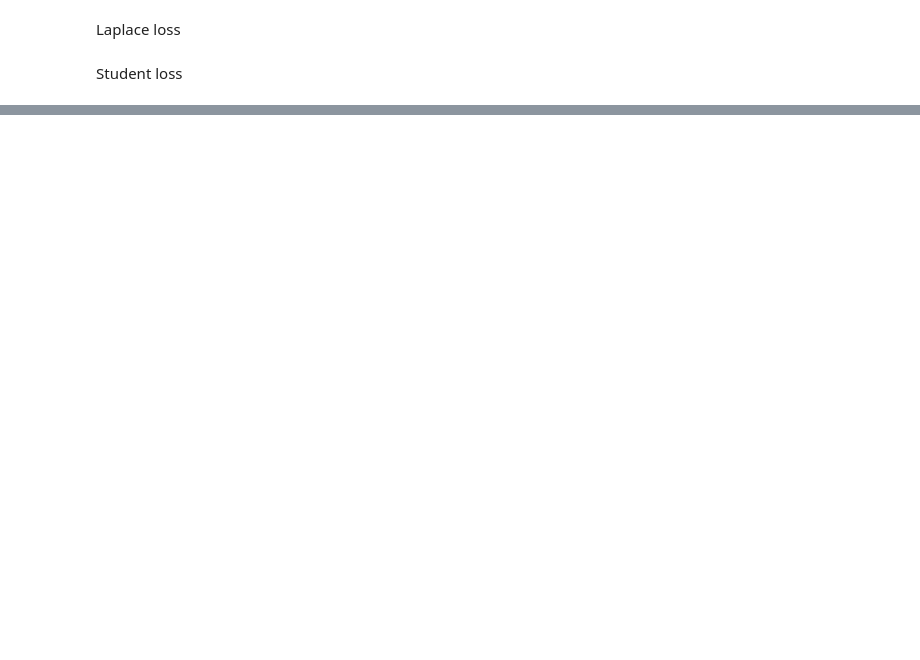
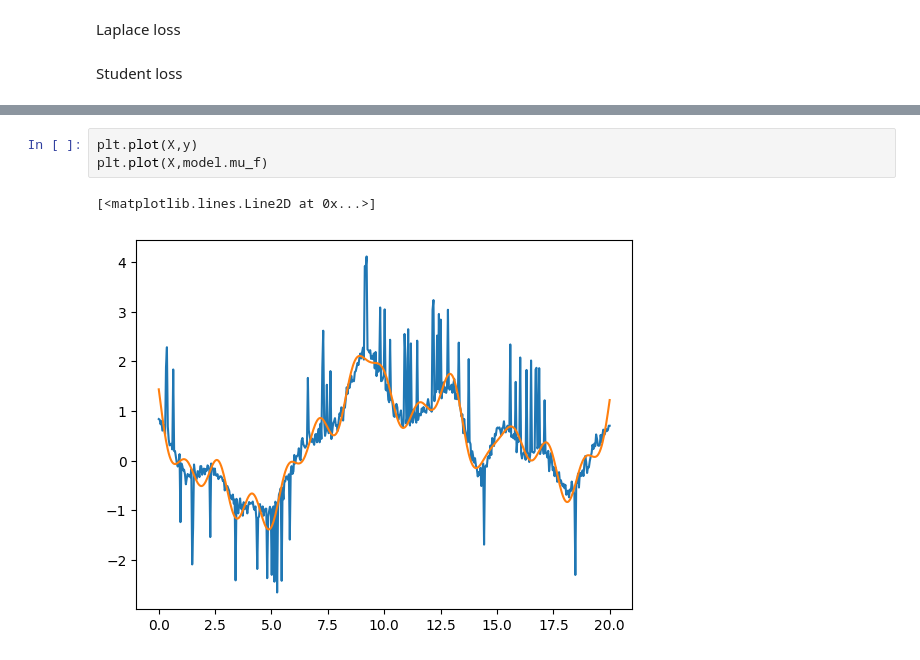
Before and after one commit to PGAcarlesi/LOSS_OPT, a Jupyter notebook: notebooks/robust_losses.ipynb, the cells around one changed output, grey strips where cells are left out. Saved outputs shown, nothing was run; the diff lists cells and outputs as text; blank space fills up the shorter version.

```diff
--- a/notebooks/robust_losses.ipynb
+++ b/notebooks/robust_losses.ipynb
@@ -964,0 +909,6 @@ plt.plot(X,model.predict_out(X)[0])
+# %%
+plt.plot(X,y)
+plt.plot(X,model.mu_f)
+# %% [output]
+[<matplotlib.lines.Line2D at 0x...>]
+[figure, added]
```
Also changed, not shown: parts of 37 cells of this notebook, 10 other files.
